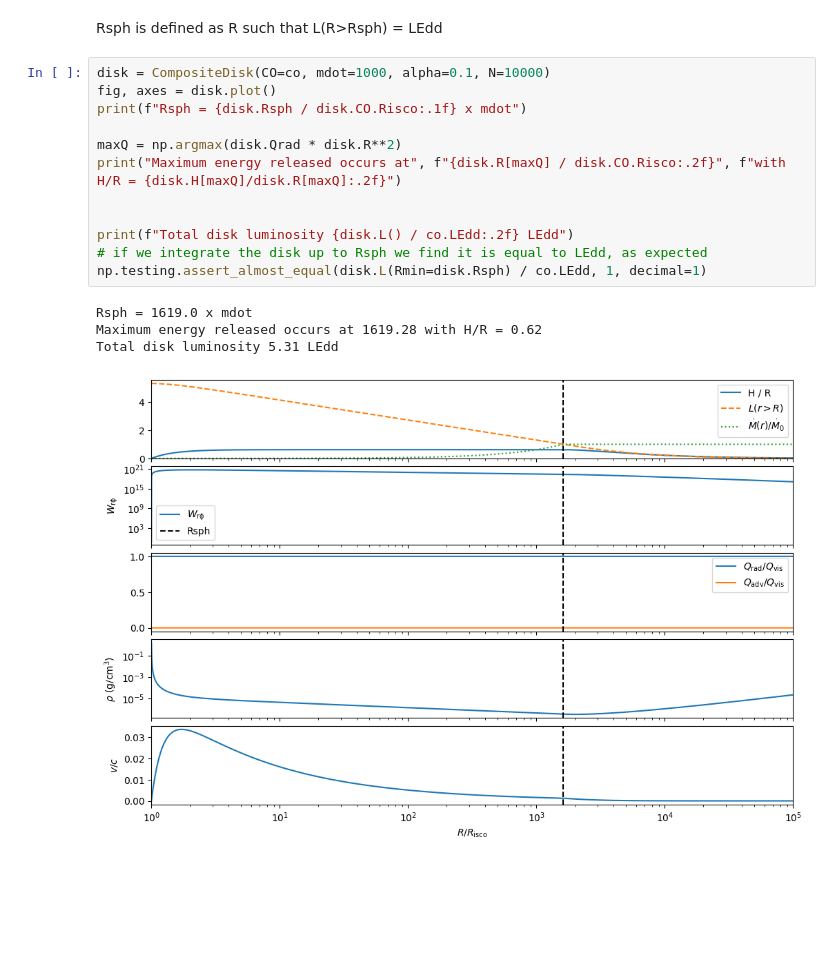
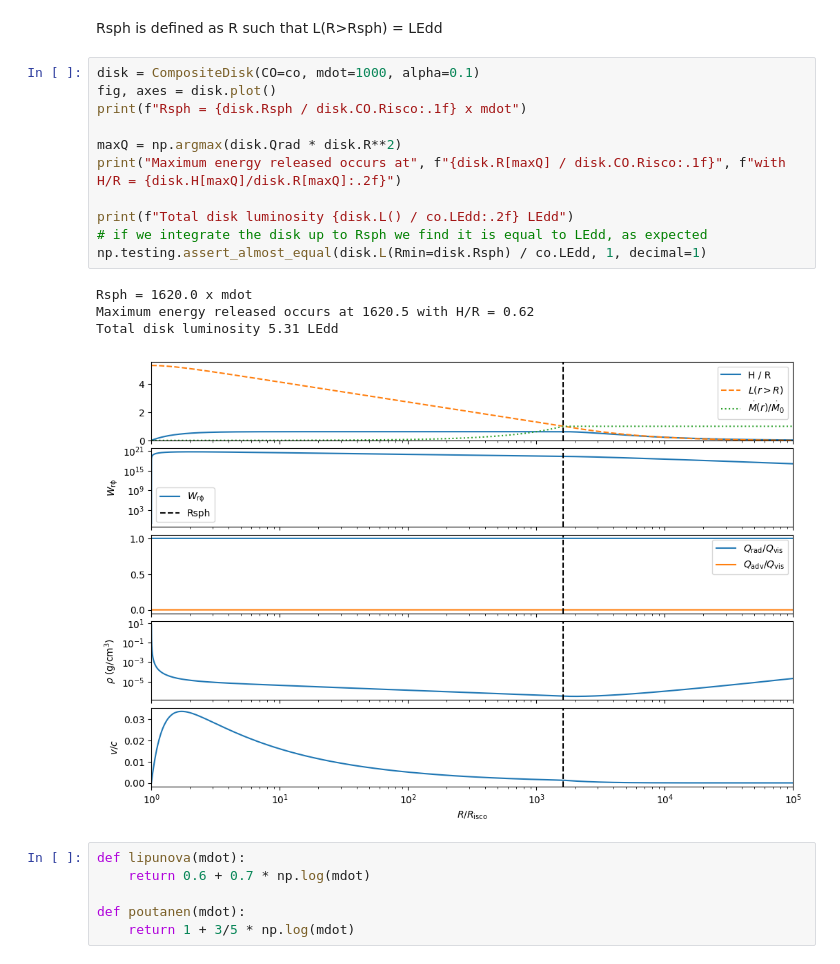
Before and after one commit to andresgur/accretion-disks, a Jupyter notebook: docs/examples.ipynb, the cells around one changed output. Drawn from its saved outputs; the diff is of its cells as text; blank space fills up the shorter version.

Commit message:
Added more plotting examples

```diff
--- a/docs/examples.ipynb
+++ b/docs/examples.ipynb
@@ -26,19 +42,24 @@ Total disk luminosity 0.50 LEdd
 # %% [markdown]
 Rsph is defined as R such that L(R>Rsph) = LEdd
 # %%
-disk = CompositeDisk(CO=co, mdot=1000, alpha=0.1, N=10000)
+disk = CompositeDisk(CO=co, mdot=1000, alpha=0.1)
 fig, axes = disk.plot()
 print(f"Rsph = {disk.Rsph / disk.CO.Risco:.1f} x mdot")
 
 maxQ = np.argmax(disk.Qrad * disk.R**2)
-print("Maximum energy released occurs at", f"{disk.R[maxQ] / disk.CO.Risco:.2f}", f"with H/R = {disk.H[maxQ]/disk.R[maxQ]:.2f}")
-
+print("Maximum energy released occurs at", f"{disk.R[maxQ] / disk.CO.Risco:.1f}", f"with H/R = {disk.H[maxQ]/disk.R[maxQ]:.2f}")
 
 print(f"Total disk luminosity {disk.L() / co.LEdd:.2f} LEdd")
 # if we integrate the disk up to Rsph we find it is equal to LEdd, as expected
 np.testing.assert_almost_equal(disk.L(Rmin=disk.Rsph) / co.LEdd, 1, decimal=1)
 # %% [output]
-Rsph = 1619.0 x mdot
-Maximum energy released occurs at 1619.28 with H/R = 0.62
+Rsph = 1620.0 x mdot
+Maximum energy released occurs at 1620.5 with H/R = 0.62
 Total disk luminosity 5.31 LEdd
-[figure, old version]
+[figure, new version]
+# %%
+def lipunova(mdot):
+    return 0.6 + 0.7 * np.log(mdot)
+
+def poutanen(mdot):
+    return 1 + 3/5 * np.log(mdot)
```
Also changed, not shown: parts of 4 cells of this notebook, 1 other file.
